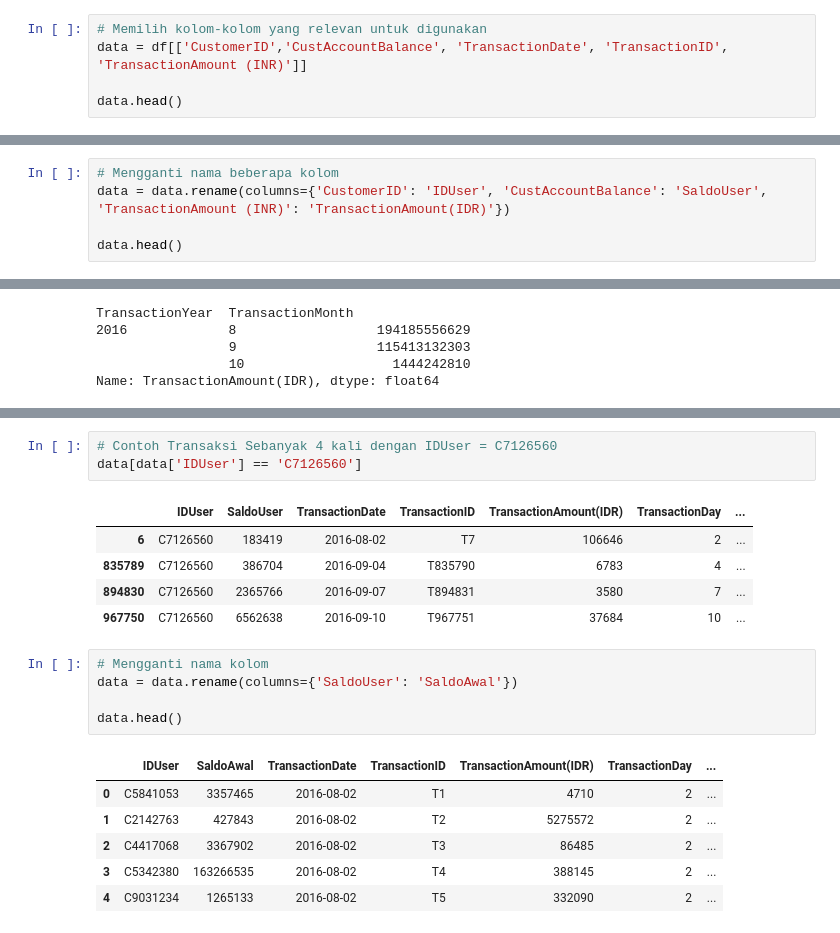
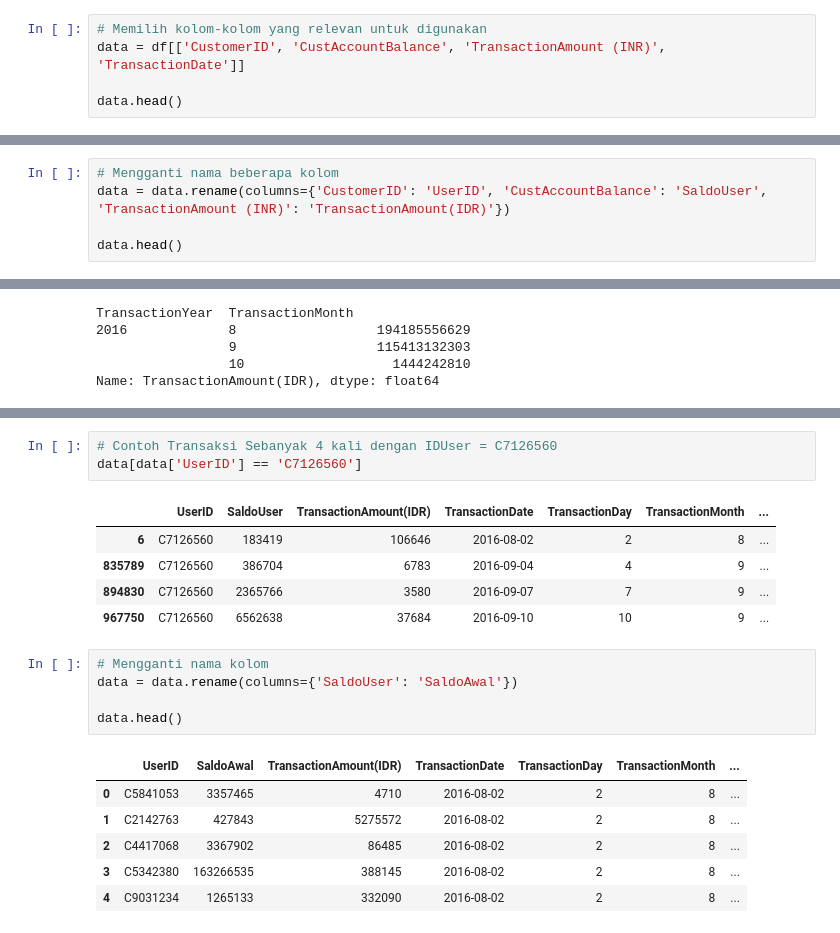
Before and after one commit to alouvre/CapstoneNeeds, a Jupyter notebook: Data_Collecting_FiturPrediksiPolaPengeluaranUser.ipynb, the cells around one changed output, grey strips where cells are left out. Drawn from its saved outputs; the diff is of its cells as text.

```diff
--- a/Data_Collecting_FiturPrediksiPolaPengeluaranUser.ipynb
+++ b/Data_Collecting_FiturPrediksiPolaPengeluaranUser.ipynb
@@ -79,6 +89,6 @@ df.shape
 # %%
 # Memilih kolom-kolom yang relevan untuk digunakan
-data = df[['CustomerID','CustAccountBalance', 'TransactionDate', 'TransactionID', 'TransactionAmount (INR)']]
+data = df[['CustomerID', 'CustAccountBalance', 'TransactionAmount (INR)', 'TransactionDate']]
 
 data.head()
 # %% [output]
@@ -91,6 +101,6 @@ data.head()
 # %%
 # Mengganti nama beberapa kolom
-data = data.rename(columns={'CustomerID': 'IDUser', 'CustAccountBalance': 'SaldoUser', 'TransactionAmount (INR)': 'TransactionAmount(IDR)'})
+data = data.rename(columns={'CustomerID': 'UserID', 'CustAccountBalance': 'SaldoUser', 'TransactionAmount (INR)': 'TransactionAmount(IDR)'})
 
 data.head()
 # %% [output]
@@ -337,24 +332,24 @@ filtered_data
 # %%
 # Contoh Transaksi Sebanyak 4 kali dengan IDUser = C7126560
-data[data['IDUser'] == 'C7126560']
+data[data['UserID'] == 'C7126560']
 # %% [output]
-|  | IDUser | SaldoUser | TransactionDate | TransactionID | TransactionAmount(IDR) | TransactionDay | ... |
-| 6 | C7126560 | 183419 | 2016-08-02 | T7 | 106646 | 2 | ... |
-| 835789 | C7126560 | 386704 | 2016-09-04 | T835790 | 6783 | 4 | ... |
-| 894830 | C7126560 | 2365766 | 2016-09-07 | T894831 | 3580 | 7 | ... |
-| 967750 | C7126560 | 6562638 | 2016-09-10 | T967751 | 37684 | 10 | ... |
+|  | UserID | SaldoUser | TransactionAmount(IDR) | TransactionDate | TransactionDay | TransactionMonth | ... |
+| 6 | C7126560 | 183419 | 106646 | 2016-08-02 | 2 | 8 | ... |
+| 835789 | C7126560 | 386704 | 6783 | 2016-09-04 | 4 | 9 | ... |
+| 894830 | C7126560 | 2365766 | 3580 | 2016-09-07 | 7 | 9 | ... |
+| 967750 | C7126560 | 6562638 | 37684 | 2016-09-10 | 10 | 9 | ... |
 # %%
 # Mengganti nama kolom
 data = data.rename(columns={'SaldoUser': 'SaldoAwal'})
 
 data.head()
 # %% [output]
-|  | IDUser | SaldoAwal | TransactionDate | TransactionID | TransactionAmount(IDR) | TransactionDay | ... |
-| 0 | C5841053 | 3357465 | 2016-08-02 | T1 | 4710 | 2 | ... |
-| 1 | C2142763 | 427843 | 2016-08-02 | T2 | 5275572 | 2 | ... |
-| 2 | C4417068 | 3367902 | 2016-08-02 | T3 | 86485 | 2 | ... |
-| 3 | C5342380 | 163266535 | 2016-08-02 | T4 | 388145 | 2 | ... |
-| 4 | C9031234 | 1265133 | 2016-08-02 | T5 | 332090 | 2 | ... |
+|  | UserID | SaldoAwal | TransactionAmount(IDR) | TransactionDate | TransactionDay | TransactionMonth | ... |
+| 0 | C5841053 | 3357465 | 4710 | 2016-08-02 | 2 | 8 | ... |
+| 1 | C2142763 | 427843 | 5275572 | 2016-08-02 | 2 | 8 | ... |
+| 2 | C4417068 | 3367902 | 86485 | 2016-08-02 | 2 | 8 | ... |
+| 3 | C5342380 | 163266535 | 388145 | 2016-08-02 | 2 | 8 | ... |
+| 4 | C9031234 | 1265133 | 332090 | 2016-08-02 | 2 | 8 | ... |
 # %%
 # Hitung kuartil
 q1 = data['TransactionAmount(IDR)'].quantile(0.25)
```
Also changed, not shown: parts of 27 cells of this notebook.
